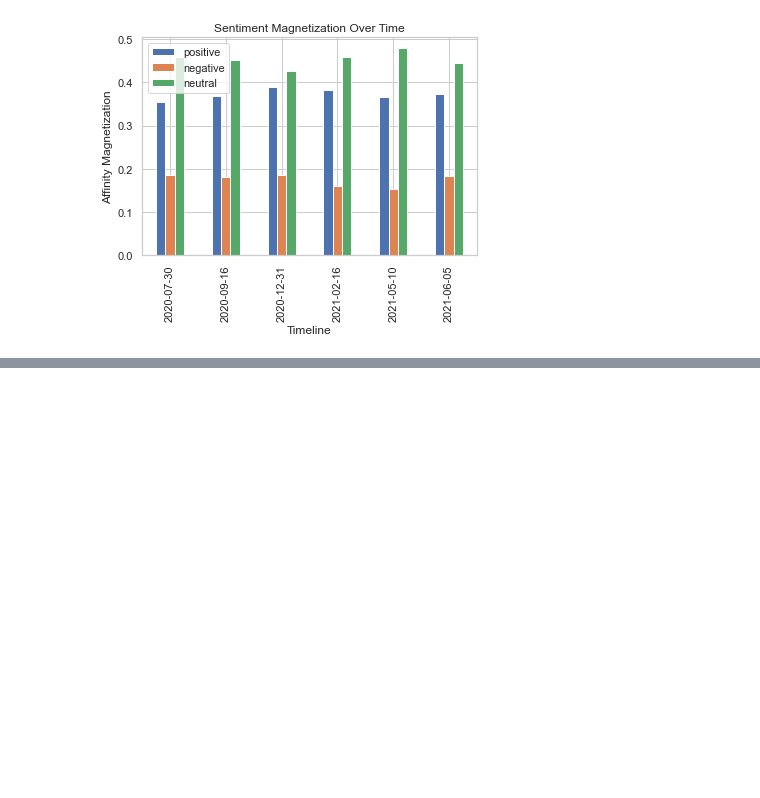
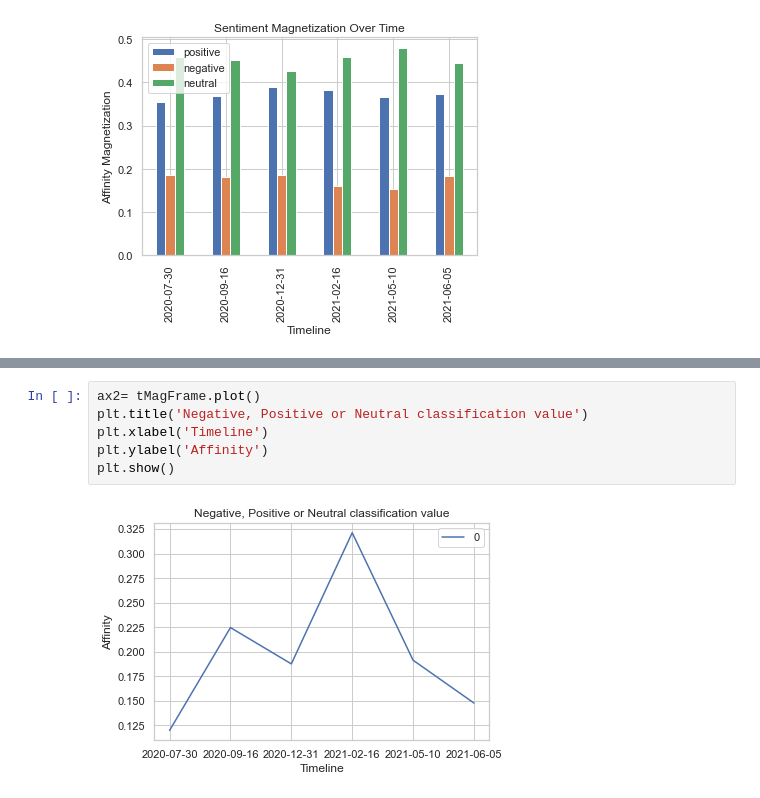
Before and after one commit to 0zyxel0/BDA_2021, a Jupyter notebook: BDA_Project.ipynb, the cells around one changed output, grey strips where cells are left out. Cells and saved outputs as stored; diff of their text form; blank space fills up the shorter version.

```diff
--- a/BDA_Project.ipynb
+++ b/BDA_Project.ipynb
@@ -513,0 +881,8 @@ plt.show()
+# %%
+ax2= tMagFrame.plot()
+plt.title('Negative, Positive or Neutral classification value')
+plt.xlabel('Timeline')
+plt.ylabel('Affinity')
+plt.show()
+# %% [output]
+[figure, added]
```
Also changed, not shown: parts of 31 cells of this notebook.
